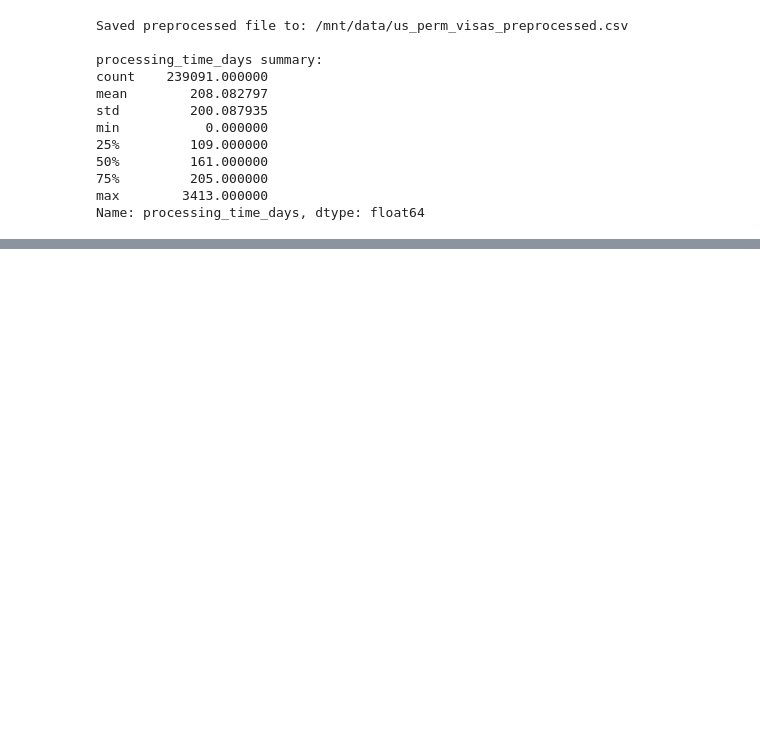
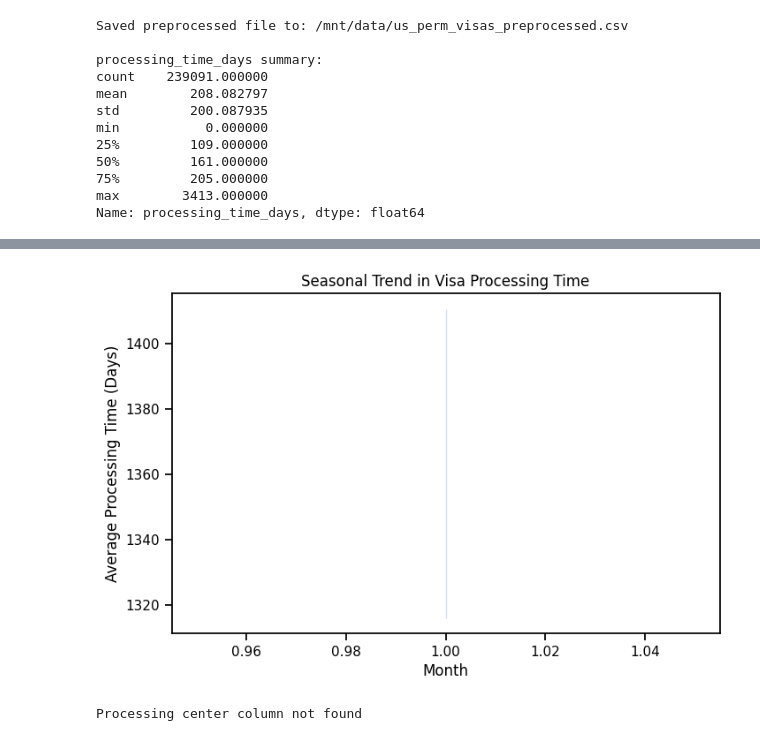
Before and after one commit to helixcoder/visa-processing-project, a Jupyter notebook: visa_project.ipynb, the cells around one changed output, grey strips where cells are left out. Cells and saved outputs as stored; diff of their text form; code cells hidden in the pictures; blank space fills up the shorter version.

```diff
--- a/visa_project.ipynb
+++ b/visa_project.ipynb
@@ -243,0 +307,31 @@ files.download(OUTPUT_PATH)
+# %%
+date_col = next((c for c in df.columns if 'date' in c.lower()), None)
+
+if date_col:
+    df[date_col] = pd.to_datetime(df[date_col], errors='coerce')
+    df['month'] = df[date_col].dt.month
+
+    plt.figure(figsize=(8,5))
+    sns.lineplot(data=df, x='month', y='processing_time_days')
+    plt.title("Seasonal Trend in Visa Processing Time")
+    plt.xlabel("Month")
+    plt.ylabel("Average Processing Time (Days)")
+    plt.show()
+else:
+    print("Date column not found")
+# %% [output]
+[figure, added]
+# %%
+center_col = next((c for c in df.columns if 'center' in c.lower()), None)
+
+if center_col:
+    workload = df.groupby(center_col)['processing_time_days'].mean().sort_values(ascending=False).head(10)
+
+    workload.plot(kind='bar', figsize=(10,5))
+    plt.title("Average Processing Time by Processing Center")
+    plt.ylabel("Days")
+    plt.show()
+else:
+    print("Processing center column not found")
+# %% [output]
+Processing center column not found
```
Also changed, not shown: parts of 7 cells of this notebook, 1 other file.
